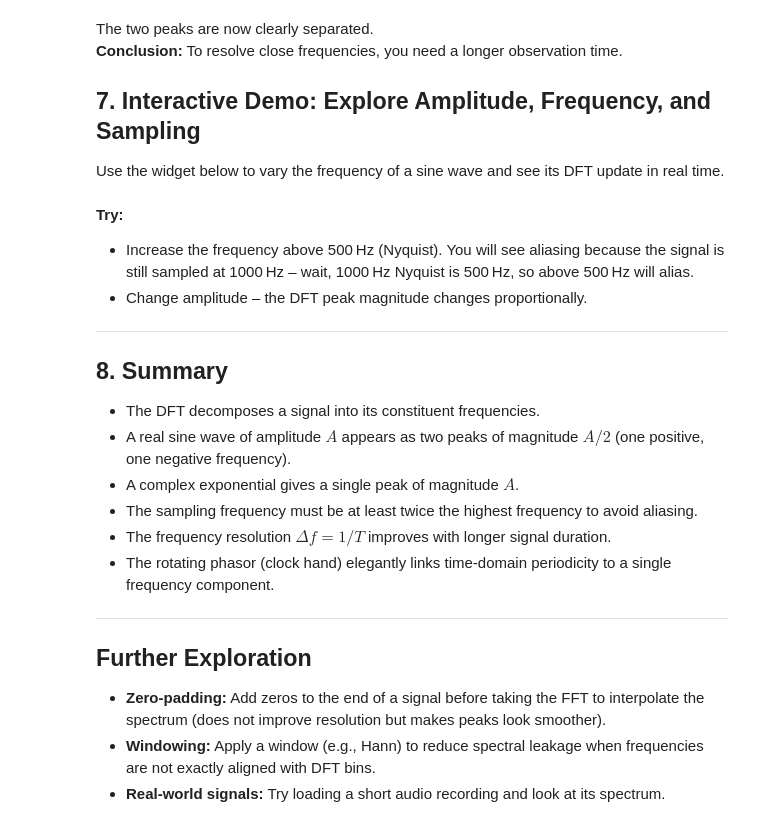
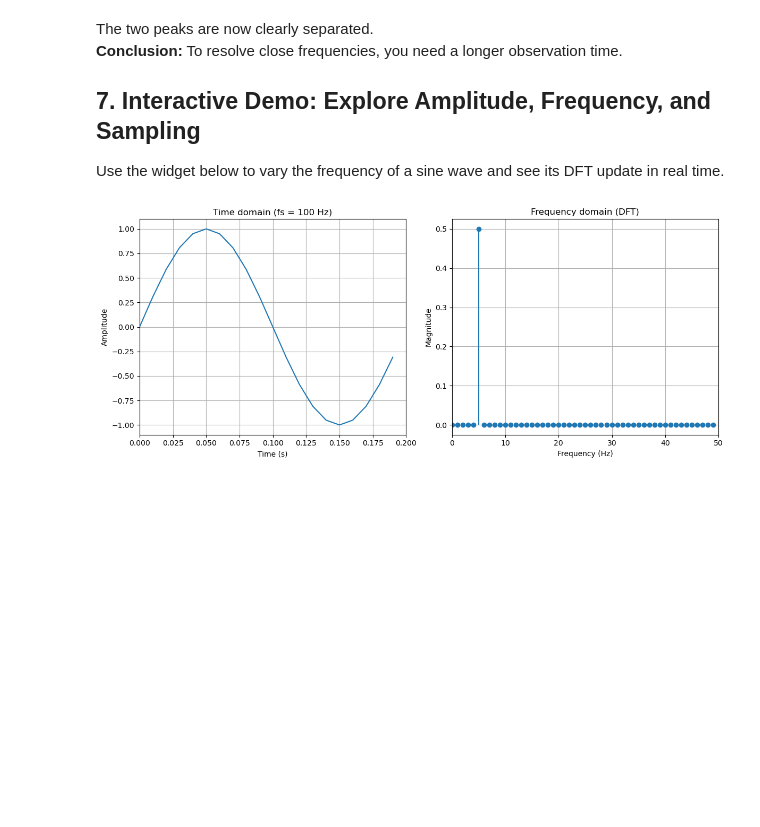
Before and after one commit to adaskin/intro-to-quantum-computing-course, a Jupyter notebook: lecture6-period-finding-factoring/lecture6a-dft.ipynb, the cells around one changed output. Cells and saved outputs as stored; diff of their text form; code cells hidden in the pictures; blank space fills up the shorter version.

```diff
--- a/lecture6-period-finding-factoring/lecture6a-dft.ipynb
+++ b/lecture6-period-finding-factoring/lecture6a-dft.ipynb
@@ -375,59 +389,33 @@ def update_plot(frequency=5, amp=1.0, fs=1000):
 
     # Compute DFT
     X = np.fft.fft(sig)
     freq_axis = np.fft.fftfreq(N_local, 1/fs)[:N_local//2]
     mag = np.abs(X[:N_local//2]) / N_local
 
     # Plotting
     plt.figure(figsize=(12, 5))
 
     # Time domain (show first 0.1 seconds, or less if duration is short)
     plt.subplot(1,2,1)
     time_show = min(0.2, T_dur)
     samples_show = int(fs * time_show)
     plt.plot(t_local[:samples_show], sig[:samples_show])
     plt.xlim(0, time_show)
     plt.xlabel('Time (s)')
     plt.ylabel('Amplitude')
     plt.title(f'Time domain (fs = {fs} Hz)')
     plt.grid(True)
 
     # Frequency domain (up to fs/2)
     plt.subplot(1,2,2)
     plt.stem(freq_axis, mag, basefmt=" ")
     plt.xlim(0, fs/2)
     plt.xlabel('Frequency (Hz)')
     plt.ylabel('Magnitude')
     plt.title('Frequency domain (DFT)')
     plt.grid(True)
     plt.tight_layout()
     plt.show()
-
-# Create interactive widgets
-widgets.interact(update_plot,
-                 frequency=widgets.FloatSlider(min=1, max=200, step=1, value=5, description='Signal freq (Hz)'),
-                 amp=widgets.FloatSlider(min=0.1, max=2.0, step=0.1, value=1.0, description='Amplitude'),
-                 fs=widgets.IntSlider(min=50, max=2000, step=10, value=1000, description='Sampling freq (Hz)'));
+update_plot(frequency=5, amp=1.0, fs=100)
+# %% [output]
+[figure, added]
-# %% [markdown]
-**Try:**
-- Increase the frequency above 500 Hz (Nyquist). You will see aliasing because the signal is still sampled at 1000 Hz – wait, 1000 Hz Nyquist is 500 Hz, so above 500 Hz will alias.
-- Change amplitude – the DFT peak magnitude changes proportionally.
-
----
-
-## 8. Summary
-
-- The DFT decomposes a signal into its constituent frequencies.
-- A real sine wave of amplitude $A$ appears as two peaks of magnitude $A/2$ (one positive, one negative frequency).
-- A complex exponential gives a single peak of magnitude $A$.
-- The sampling frequency must be at least twice the highest frequency to avoid aliasing.
-- The frequency resolution $\Delta f = 1/T$ improves with longer signal duration.
-- The rotating phasor (clock hand) elegantly links time‑domain periodicity to a single frequency component.
-
----
-
-## Further Exploration
-
-- **Zero‑padding:** Add zeros to the end of a signal before taking the FFT to interpolate the spectrum (does not improve resolution but makes peaks look smoother).
-- **Windowing:** Apply a window (e.g., Hann) to reduce spectral leakage when frequencies are not exactly aligned with DFT bins.
-- **Real‑world signals:** Try loading a short audio recording and look at its spectrum.
```
Also changed, not shown: parts of 11 cells of this notebook, 13 other files.
